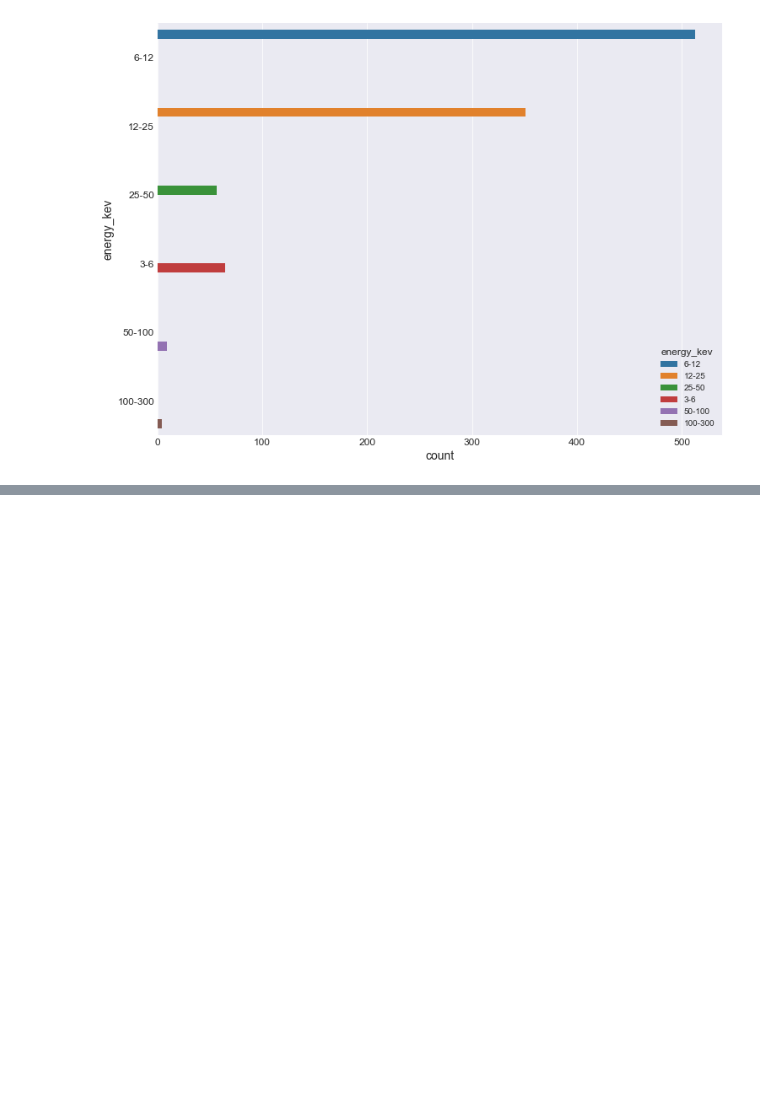
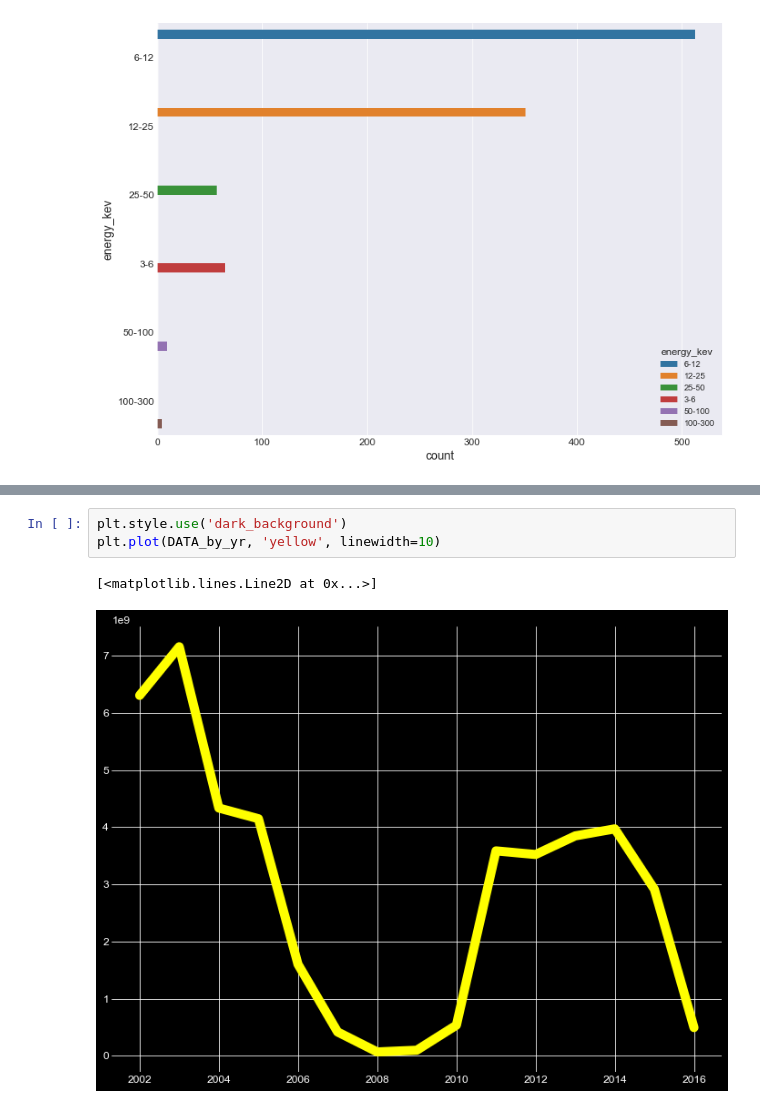
Before and after one commit to Byte7/Solar-Flares-Prediction-RHESSI-Mission, a Jupyter notebook: test_nbs.ipynb, the cells around one changed output, grey strips where cells are left out. Drawn from its saved outputs; the diff is of its cells as text; blank space fills up the shorter version.

```diff
--- a/test_nbs.ipynb
+++ b/test_nbs.ipynb
@@ -110,0 +128,6 @@ data_part['energy_kev'].value_counts().plot(kind='density')
+# %%
+plt.style.use('dark_background')
+plt.plot(DATA_by_yr, 'yellow', linewidth=10)
+# %% [output]
+[<matplotlib.lines.Line2D at 0x...>]
+[figure, added]
```
Also changed, not shown: parts of 9 cells of this notebook.
